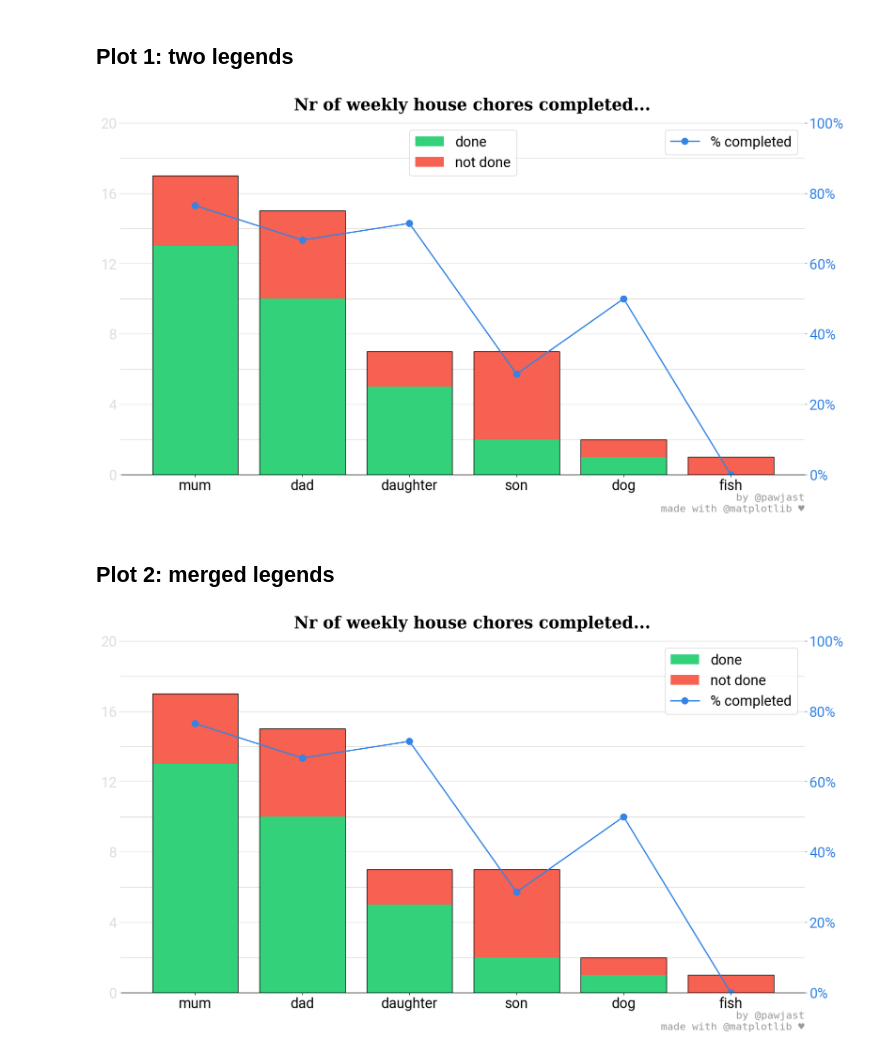
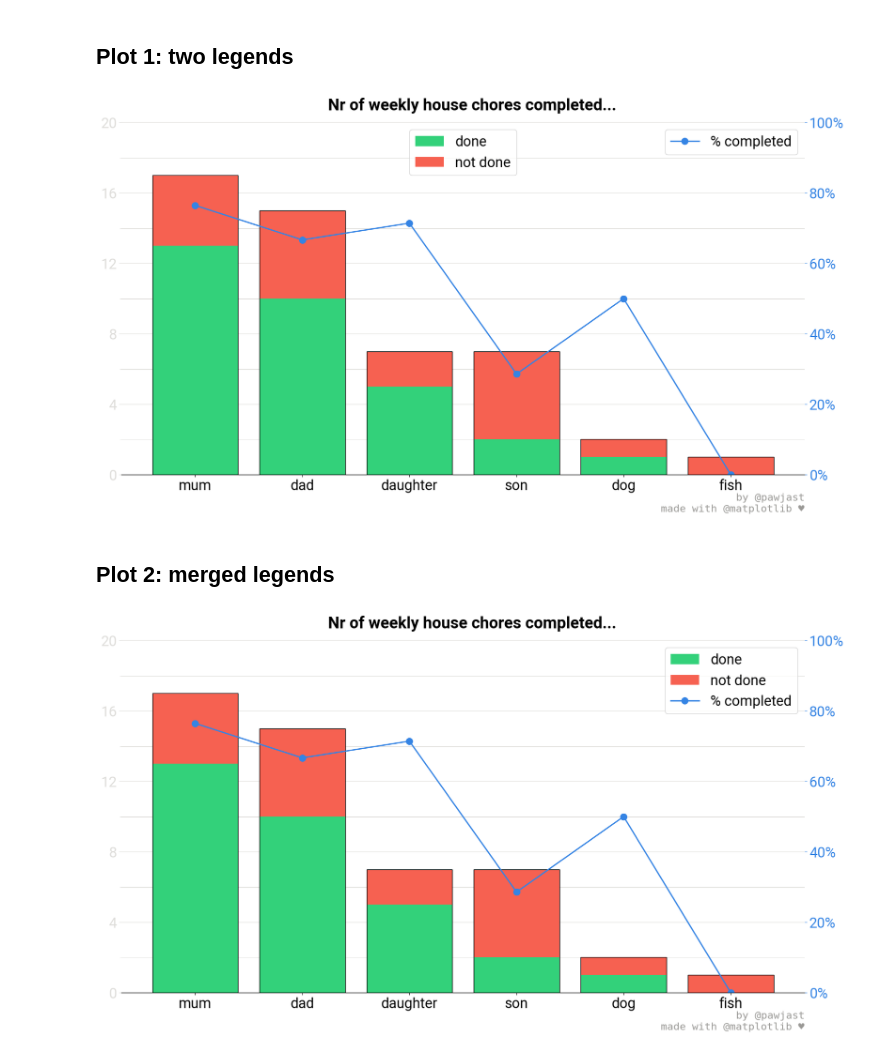
Before and after one commit to pawjast/code_and_pepper, a Jupyter notebook: src/matplotlib_merging_legends.ipynb, the cells around one changed output. Cells and saved outputs as stored; diff of their text form; code cells hidden in the pictures.

```diff
--- a/src/matplotlib_merging_legends.ipynb
+++ b/src/matplotlib_merging_legends.ipynb
@@ -94,7 +100,6 @@ fig, ax = plt.subplots(
 fig.suptitle(
     "Nr of weekly house chores completed...",
     fontsize=25,
-    fontfamily="serif",
     weight="bold"
 )
 
@@ -170,34 +175,34 @@ ax2.set_yticks(
 ax2.tick_params(
     colors="#3584e4",
 )
 for position in ["left", "top", "right"]:
     ax2.spines[position].set_visible(False)
 
 ax2.legend(
     loc="upper right"
 )
 
 # Footer
 ax.text(
     1, -0.11,
     "by @pawjast\nmade with @matplotlib \u2665",
     transform = ax.transAxes,
     horizontalalignment="right",
     verticalalignment="bottom",
     color="#9a9996",
     fontsize=16,
     family="monospace",
     weight="medium"
 );
 
 # plt.savefig(
 #     fname="pawjast1.png",
 #     format="png",
 #     dpi=125,
 #     metadata=metadata_dict
 # );
 # %% [output]
-[figure, old version]
+[figure, new version]
 # %% [markdown]
 ## Plot 2: merged legends
 # %%
@@ -209,7 +214,6 @@ fig, ax = plt.subplots(
 fig.suptitle(
     "Nr of weekly house chores completed...",
     fontsize=25,
-    fontfamily="serif",
     weight="bold"
 )
 
@@ -313,4 +317,4 @@ ax.text(
 #     metadata=metadata_dict
 # );
 # %% [output]
-[figure, old version]
+[figure, new version]
```
Also changed, not shown: parts of 1 cell of this notebook.
